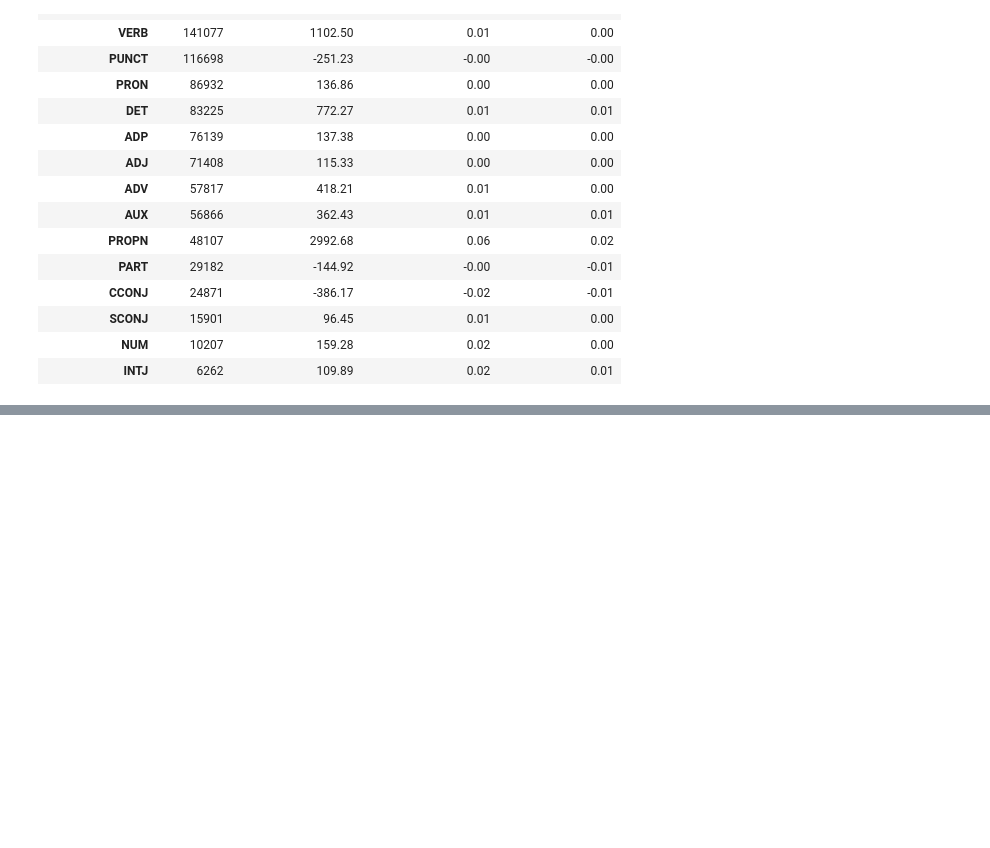
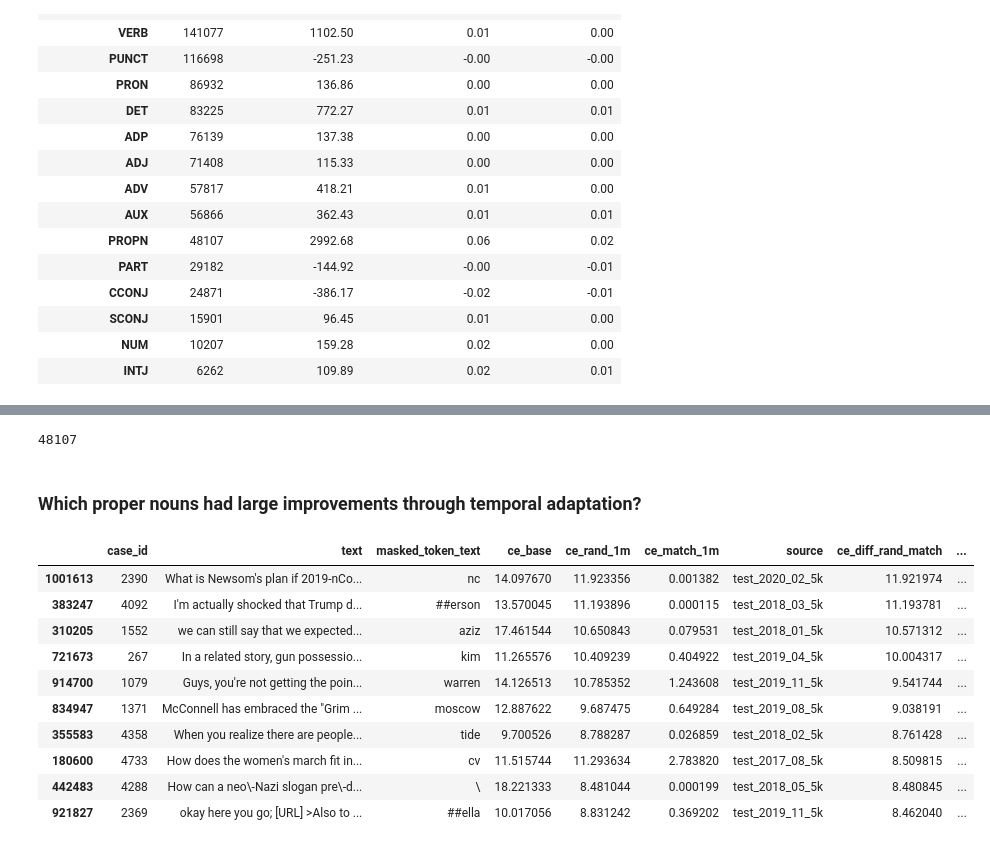
Before and after one commit to paul-rottger/gab-language-change, a Jupyter notebook: 5_evaluation/mlm/token_level_mlm_evaluation.ipynb, the cells around one changed output, grey strips where cells are left out. Cells and saved outputs as stored; diff of their text form; code cells hidden in the pictures; blank space fills up the shorter version.

```diff
--- a/5_evaluation/mlm/token_level_mlm_evaluation.ipynb
+++ b/5_evaluation/mlm/token_level_mlm_evaluation.ipynb
@@ -1337,0 +403,26 @@ TEST_2019_08_5K
+# %%
+top_df.shape[0]
+# %% [output]
+48107
+# %% [markdown]
+### Which proper nouns had large improvements through temporal adaptation?
+# %%
+## display top 10
+
+out_df = top_df[top_df.ce_rand_1m<top_df.ce_base].sort_values("ce_diff_rand_match", ascending=False).head(10)
+
+pd.set_option('display.max_colwidth', None)
+#display(out_df)
+pd.reset_option('display.max_colwidth')
+# %% [output]
+|  | case_id | text | masked_token_text | ce_base | ce_rand_1m | ce_match_1m | source | ce_diff_rand_match | ... |
+| 1001613 | 2390 | What is Newsom's plan if 2019-nCo... | nc | 14.097670 | 11.923356 | 0.001382 | test_2020_02_5k | 11.921974 | ... |
+| 383247 | 4092 | I'm actually shocked that Trump d... | ##erson | 13.570045 | 11.193896 | 0.000115 | test_2018_03_5k | 11.193781 | ... |
+| 310205 | 1552 | we can still say that we expected... | aziz | 17.461544 | 10.650843 | 0.079531 | test_2018_01_5k | 10.571312 | ... |
+| 721673 | 267 | In a related story, gun possessio... | kim | 11.265576 | 10.409239 | 0.404922 | test_2019_04_5k | 10.004317 | ... |
+| 914700 | 1079 | Guys, you're not getting the poin... | warren | 14.126513 | 10.785352 | 1.243608 | test_2019_11_5k | 9.541744 | ... |
+| 834947 | 1371 | McConnell has embraced the "Grim ... | moscow | 12.887622 | 9.687475 | 0.649284 | test_2019_08_5k | 9.038191 | ... |
+| 355583 | 4358 | When you realize there are people... | tide | 9.700526 | 8.788287 | 0.026859 | test_2018_02_5k | 8.761428 | ... |
+| 180600 | 4733 | How does the women's march fit in... | cv | 11.515744 | 11.293634 | 2.783820 | test_2017_08_5k | 8.509815 | ... |
+| 442483 | 4288 | How can a neo\-Nazi slogan pre\-d... | \ | 18.221333 | 8.481044 | 0.000199 | test_2018_05_5k | 8.480845 | ... |
+| 921827 | 2369 | okay here you go; [URL] >Also to ... | ##ella | 10.017056 | 8.831242 | 0.369202 | test_2019_11_5k | 8.462040 | ... |
```
Also changed, not shown: parts of 59 cells of this notebook, 19 other files.
